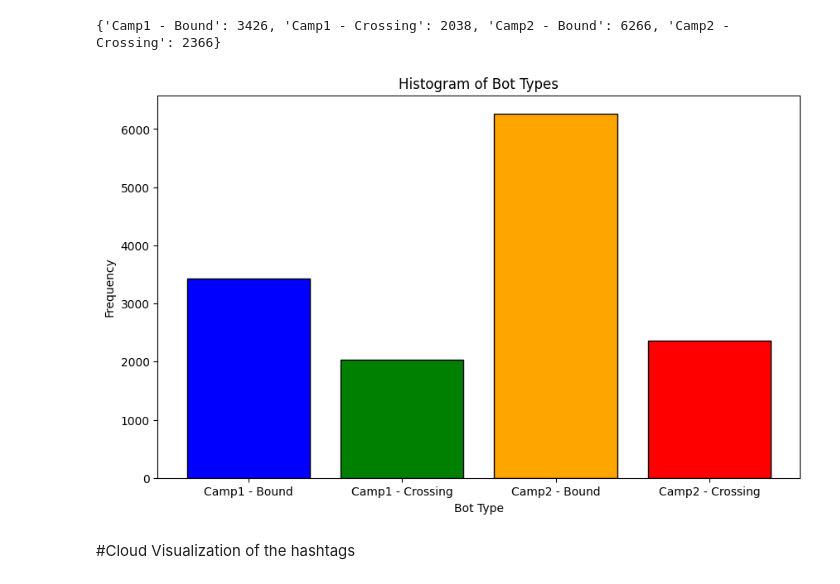
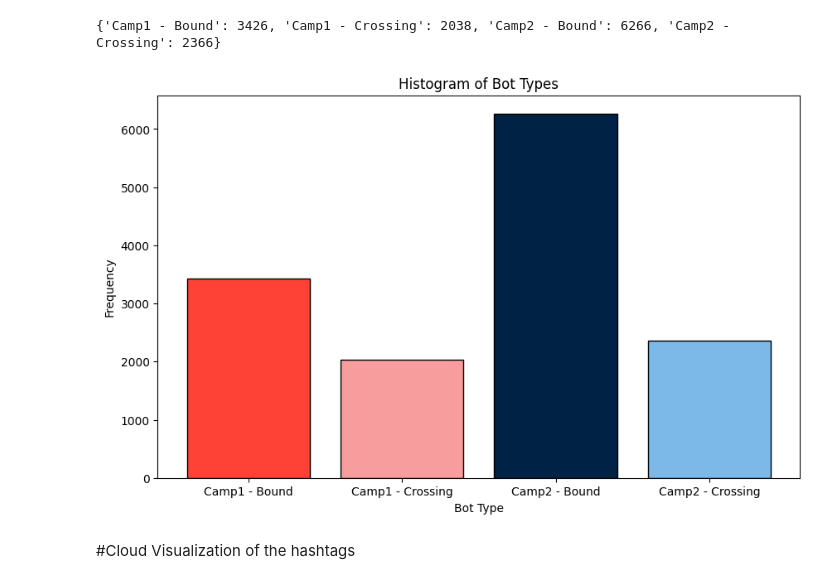
Before and after one commit to killua1zoldyck/SWM-botnet-detection, a Jupyter notebook: SWM-Group8.ipynb, the cells around one changed output. Cells and saved outputs as stored; diff of their text form; code cells hidden in the pictures.

```diff
--- a/SWM-Group8.ipynb
+++ b/SWM-Group8.ipynb
@@ -433,22 +433,22 @@ print(bot_types)
 # %%
 import matplotlib.pyplot as plt
 import numpy as np
 
 camps = list(bot_types.keys())
 frequencies = list(bot_types.values())
-colors = ['blue', 'green', 'orange', 'red']
+colors = ['#FF4136', '#f79d9d', '#002244', '#7CB9E8']
 
 # Plot the histogram
 plt.figure(figsize=(10, 6))
 plt.bar(camps, frequencies, color=colors, edgecolor='black')
 
 plt.title('Histogram of Bot Types')
 plt.xlabel('Bot Type')
 plt.ylabel('Frequency')
 
 plt.show()
 # %% [output]
-[figure, old version]
+[figure, new version]
 # %% [markdown]
 #Cloud Visualization of the hashtags
 # %%
```
Also changed, not shown: parts of 9 cells of this notebook, 7 other files.
